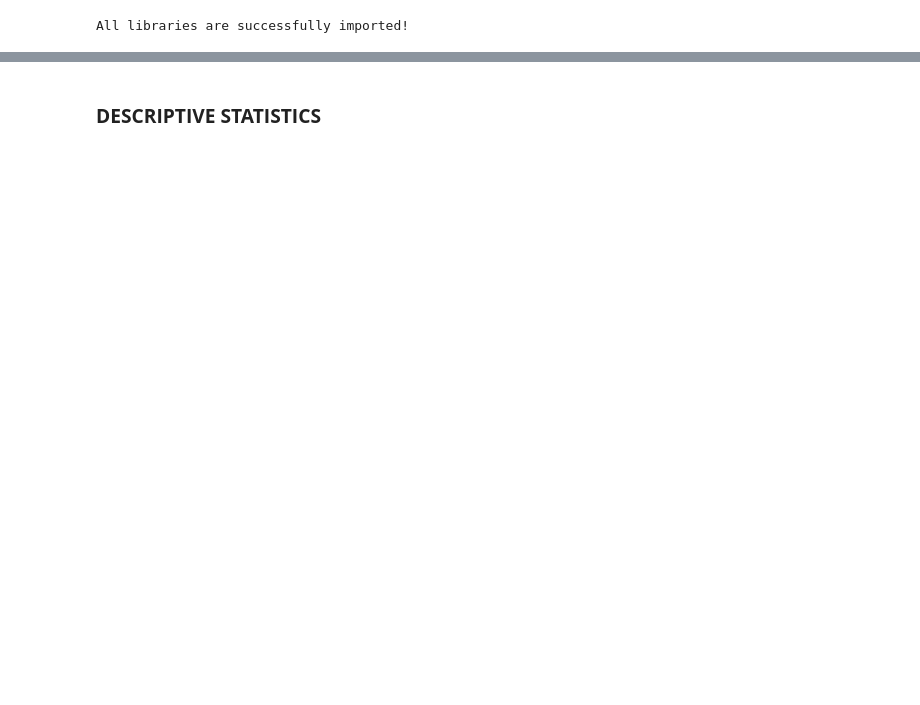
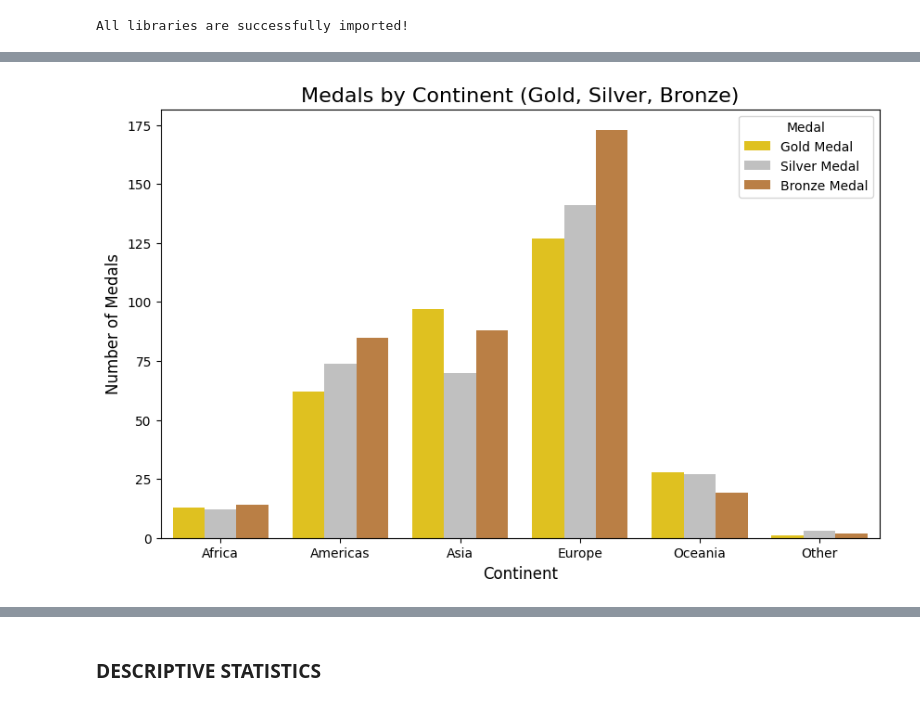
Before and after one commit to jeecoo/AppliedAI_DataExploration, a Jupyter notebook: ParisOlympics2024.ipynb, the cells around one changed output, grey strips where cells are left out. Cells and saved outputs as stored; diff of their text form; code cells hidden in the pictures; blank space fills up the shorter version.

```diff
--- a/ParisOlympics2024.ipynb
+++ b/ParisOlympics2024.ipynb
@@ -139,0 +216,48 @@ Number of rows with participants from the Philippines: 42
+# %%
+#continent
+
+import pandas as pd
+import numpy as np
+import matplotlib.pyplot as plt
+import seaborn as sns
+
+pd.set_option('display.max_rows', 100)
+
+path3 = "paris_olympics2024/paris olympics 2024 dataset updated/medals_total.csv"
+
+df = pd.read_csv(path3, header=0)
+
+americas = ['ANT', 'ARG', 'ARU', 'BAH', 'BAR', 'BIZ', 'BER', 'BOL', 'BRA', 'CAY', 'CAN', 'CHI', 'COL', 'CRC', 'CUB', 'DOM', 'DMA', 'ESA', 'ECU', 'GRN', 'GUA', 'GUY', 'HAI', 'HON', 'JAM', 'MEX', 'NCA', 'PAN', 'PAR', 'PER', 'PUR', 'SKN', 'LCA', 'VIN', 'SUR', 'TTO', 'USA', 'URU', 'VEN', 'IVB', 'ISV']
+
+africa = ['ALG', 'ANG', 'BEN', 'BOT', 'BUR', 'BDI', 'CMR', 'CPV', 'CAF', 'CHA', 'COM', 'CGO', 'COD', 'CIV', 'DJI', 'EGY', 'ERI', 'SWZ', 'ETH', 'GAB', 'GAM', 'GHA', 'GUI', 'GBS', 'GEQ', 'KEN', 'LES', 'LBR', 'LBA', 'MAD', 'MAW', 'MLI', 'MAR', 'MRI', 'MTN', 'MOZ', 'NAM', 'NIG', 'NGR', 'UGA', 'RWA', 'STP', 'SEN', 'SEY', 'SLE', 'SOM', 'RSA', 'SSD', 'SUD', 'TAN', 'TOG', 'TUN', 'ZAM', 'ZIM']
+
+asia = ['AFG', 'BRN', 'BAN', 'BHU', 'BRU', 'CAM', 'CHN', 'KOR', 'HKG', 'IND', 'INA', 'IRI', 'IRQ', 'JPN', 'JOR', 'KAZ', 'KGZ', 'KUW', 'LAO', 'LBN', 'MAS', 'MDV', 'MGL', 'MYA', 'NEP', 'OMA', 'PAK', 'PLE', 'PHI', 'QAT', 'PRK', 'KSA', 'SGP', 'SRI', 'SYR', 'TJK', 'TPE', 'THA', 'TLS', 'TKM', 'UAE', 'UZB', 'VIE', 'YEM']
+
+europe = ['ALB', 'AND', 'ARM', 'AUT', 'AZE', 'BEL', 'BIH', 'BUL', 'CYP', 'CRO', 'CZE', 'DEN', 'ESP', 'EST', 'FIN', 'FRA', 'GEO', 'GER', 'GBR', 'GRE', 'HUN', 'IRL', 'ISL', 'ISR', 'ITA', 'KOS', 'LAT', 'LIE', 'LTU', 'LUX', 'MKD', 'MLT', 'MDA', 'MON', 'MNE', 'NED', 'NOR', 'POL', 'POR', 'ROU', 'SMR', 'SRB', 'SVK', 'SLO', 'SWE', 'SUI', 'TUR', 'UKR']
+
+oceania = ['ASA', 'AUS', 'COK', 'FIJ', 'GUM', 'KIR', 'MHL', 'FSM', 'NRU', 'NZL', 'PLW', 'PNG', 'SOL', 'SAM', 'TGA', 'TUV', 'VAN']
+
+df['continent'] = df['country_code'].apply(lambda x: 'Americas' if x in americas
+                                           else 'Africa' if x in africa
+                                           else 'Asia' if x in asia
+                                           else 'Europe' if x in europe
+                                           else 'Oceania' if x in oceania
+                                           else 'Other')
+
+continent_totals = df.groupby('continent')[['Gold Medal', 'Silver Medal', 'Bronze Medal']].sum().reset_index()
+
+df_melted = continent_totals.melt(id_vars=['continent'], value_vars=['Gold Medal', 'Silver Medal', 'Bronze Medal'],
+                                  var_name='Medal', value_name='Count')
+
+medal_colors = {'Gold Medal': '#FFD700', 'Silver Medal': '#C0C0C0', 'Bronze Medal': '#CD7F32'}
+
+plt.figure(figsize=(10, 6))
+sns.barplot(x='continent', y='Count', hue='Medal', data=df_melted, palette=medal_colors)
+
+plt.title('Medals by Continent (Gold, Silver, Bronze)', fontsize=16)
+plt.xlabel('Continent', fontsize=12)
+plt.ylabel('Number of Medals', fontsize=12)
+
+plt.show()
+# %% [output]
+[figure, added]
```
Also changed, not shown: parts of 16 cells of this notebook, 2 other files.
